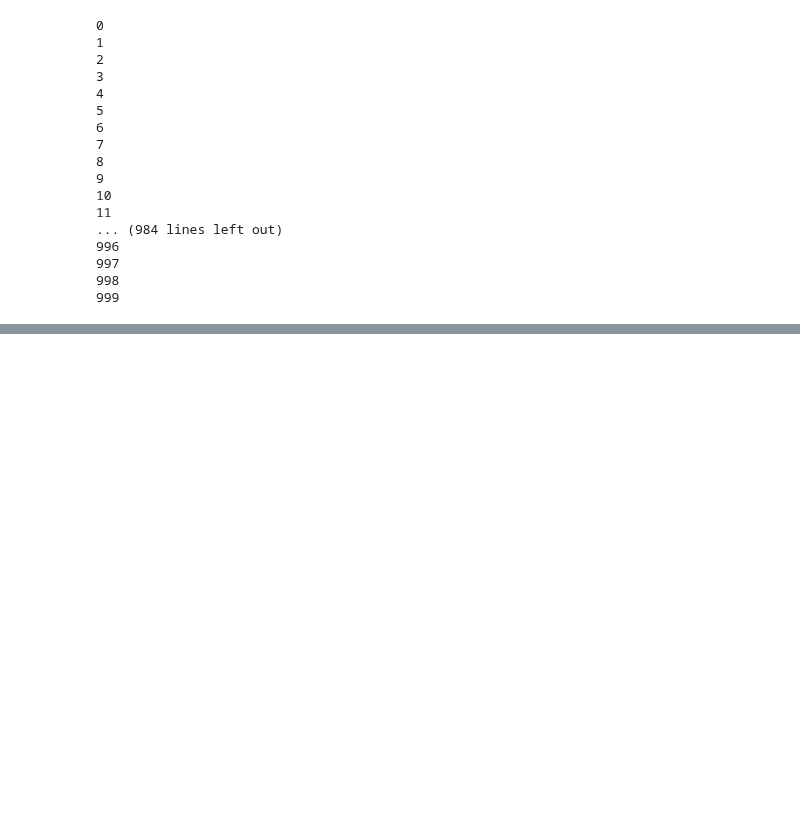
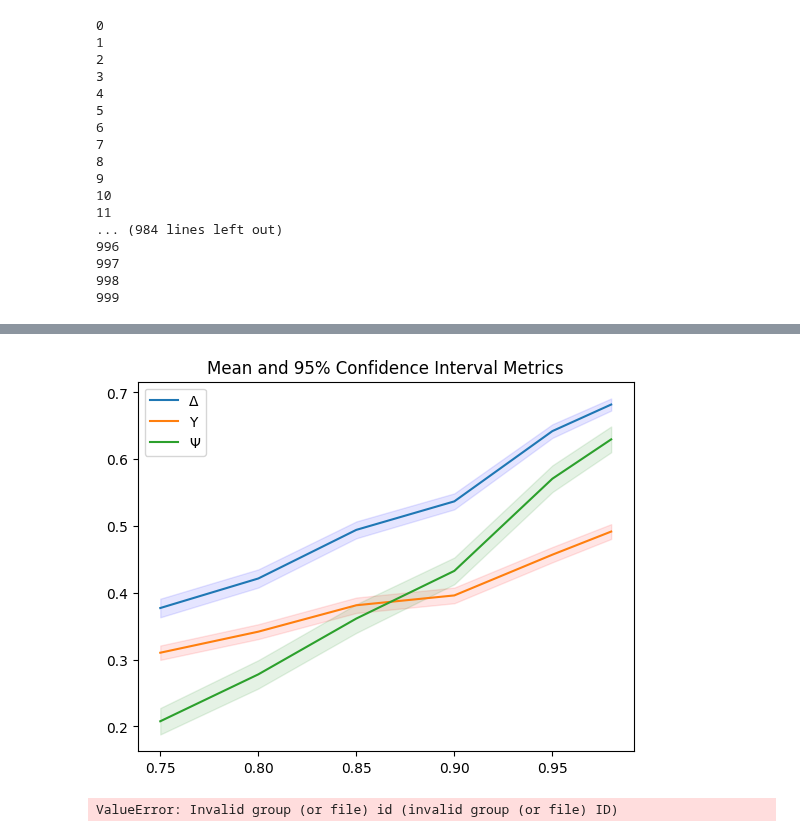
Before and after one commit to WouterBant/Algorithmic-Collusion-an-Experimental-Study, a Jupyter notebook: src/runs/other.ipynb, the cells around one changed output, grey strips where cells are left out. Saved outputs shown, nothing was run; the diff lists cells and outputs as text; code cells hidden in the pictures; blank space fills up the shorter version.

```diff
--- a/src/runs/other.ipynb
+++ b/src/runs/other.ipynb
@@ -85,0 +128,56 @@ print(Cycles.mean_variance_theta())
+# %%
+from matplotlib import pyplot as plt
+import numpy as np
+
+profit_mean = np.array([])
+profit_variance = np.array([])
+theta_mean = np.array([])
+theta_variance = np.array([])
+q_mean = np.array([])
+q_variance = np.array([])
+
+for m, var in profit:
+    profit_mean = np.append(profit_mean, m)
+    profit_variance = np.append(profit_variance, var)
+for m, var in theta:
+    theta_mean = np.append(theta_mean, m)
+    theta_variance = np.append(theta_variance, var)
+for m, var in q:
+    q_mean = np.append(q_mean, m)
+    q_variance = np.append(q_variance, var)
+
+# Example data
+x = np.array([0.75, 0.8, 0.85, 0.9, 0.95, 0.98])  # x values
+profit_ci = 1.96 * np.sqrt(profit_variance) / np.sqrt(1000)  # profit confidence interval
+theta_ci = 1.96 * np.sqrt(theta_variance) / np.sqrt(1000)  # theta confidence interval
+q_ci = 1.96 * np.sqrt(q_variance) / np.sqrt(1000)  # q confidence interval
+
+fig, ax = plt.subplots()
+
+# Plotting profit
+ax.plot(x, profit_mean, label='Δ')
+ax.fill_between(x, (profit_mean - profit_ci), (profit_mean + profit_ci), color='b', alpha=.1)
+
+# Plotting theta
+ax.plot(x, theta_mean, label='Υ')
+ax.fill_between(x, (theta_mean - theta_ci), (theta_mean + theta_ci), color='r', alpha=.1)
+
+# Plotting q
+ax.plot(x, q_mean, label='Ψ')
+ax.fill_between(x, (q_mean - q_ci), (q_mean + q_ci), color='g', alpha=.1)
+
+# Adding legend and showing the plot
+ax.legend()
+plt.title("Mean and 95% Confidence Interval Metrics")
+plt.show()
+# %% [output]
+[figure, added]
+# %%
+# Iterate over the keys (group names) in the file
+for group_name in file.keys():
+    print(group_name)
+
+# Close the file when finished
+file.close()
+# %% [output]
+ValueError: Invalid group (or file) id (invalid group (or file) ID)
```
Also changed, not shown: parts of 12 cells of this notebook, 1 other file.
